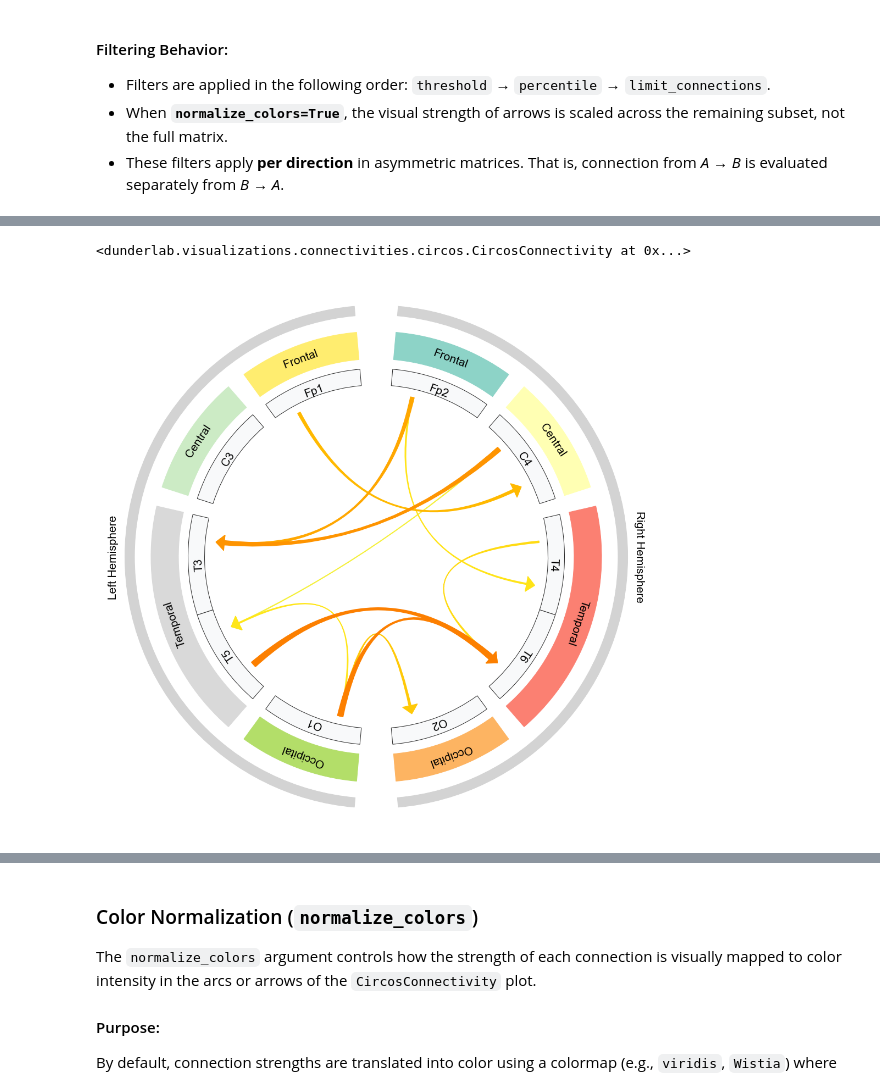
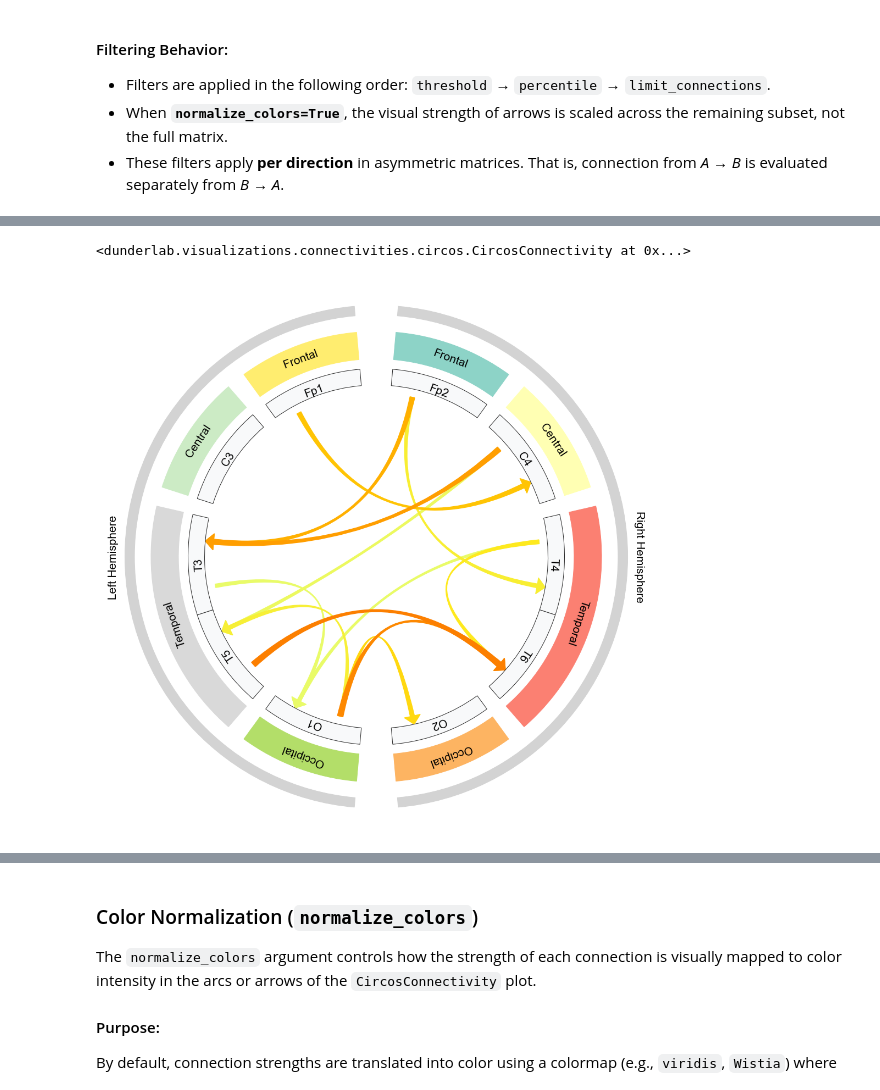
Before and after one commit to dunderlab/python-dunderlab.visualizations, a Jupyter notebook: docs/source/notebooks/01-connectivity_circosplot.ipynb, the cells around one changed output, grey strips where cells are left out. Cells and saved outputs as stored; diff of their text form; code cells hidden in the pictures.

```diff
--- a/docs/source/notebooks/01-connectivity_circosplot.ipynb
+++ b/docs/source/notebooks/01-connectivity_circosplot.ipynb
@@ -345,13 +337,13 @@ CircosConnectivity(
 # %%
 arguments_ = arguments.copy()
 arguments_.update({
-    'threshold': 0.7,
+    'threshold': 0.3,
     'percentile': [80, 100],
 })
 CircosConnectivity(connectivities_square, channels, areas, **arguments_)
 # %% [output]
 <dunderlab.visualizations.connectivities.circos.CircosConnectivity at 0x...>
-[figure, old version]
+[figure, new version]
 # %% [markdown]
 #### Example:
 
```
Also changed, not shown: parts of 10 cells of this notebook, 1 other file.
